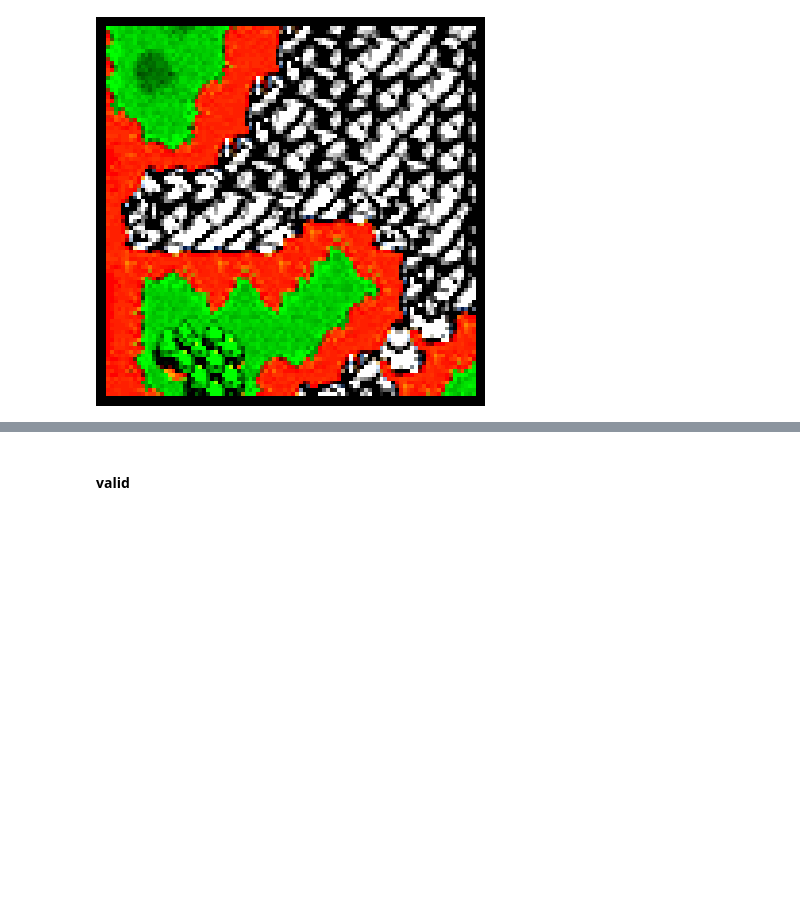
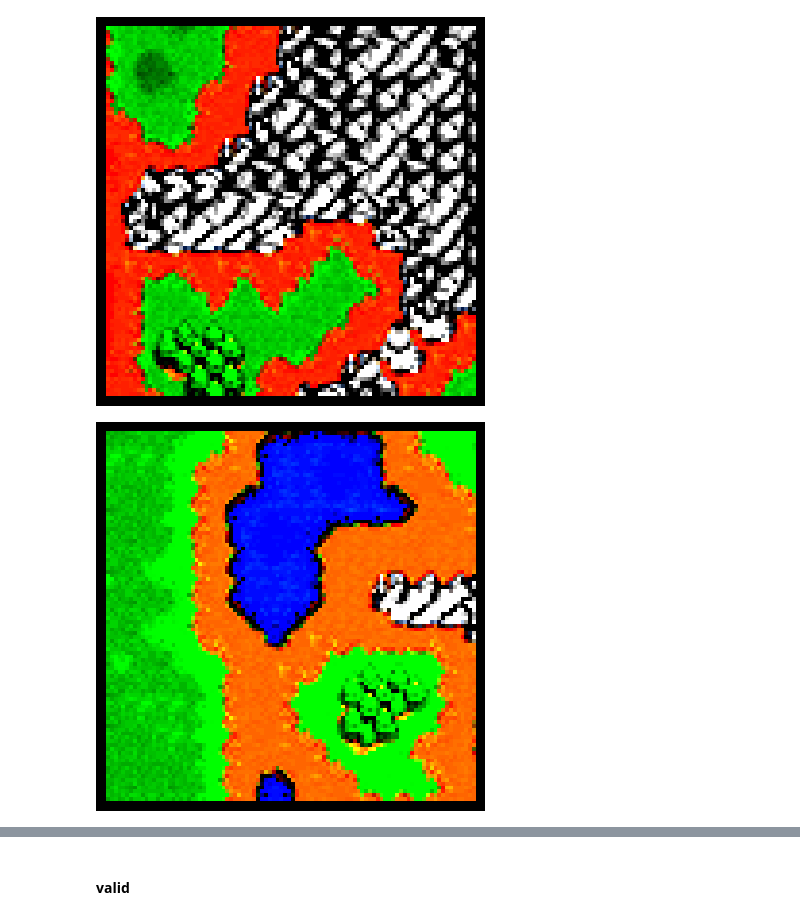
Before and after one commit to Thinklab-SJTU/PredictiveCO-Benchmark, a Jupyter notebook: visual/data/SP-warcraft.ipynb, the cells around one changed output, grey strips where cells are left out. Drawn from its saved outputs; the diff is of its cells as text; code cells hidden in the pictures; blank space fills up the shorter version.

```diff
--- a/visual/data/SP-warcraft.ipynb
+++ b/visual/data/SP-warcraft.ipynb
@@ -400,3 +410,11 @@ im_new.save("/home/genghaoyu/OR/PTO/Rethink1.0/visual/figs/sp_figs/train.pdf")
 plt.show()
 # %% [output]
 [figure]
+# %%
+im_new = transforms.ColorJitter(contrast=10)(im_pil1)
+plt.imshow(im_new)
+plt.axis('off')  # 关闭坐标轴
+im_new.save("/home/genghaoyu/OR/PTO/Rethink1.0/visual/figs/sp_figs/train1.pdf")
+plt.show()
+# %% [output]
+[figure, added]
```
Also changed, not shown: parts of 18 cells of this notebook, 4 other files.
